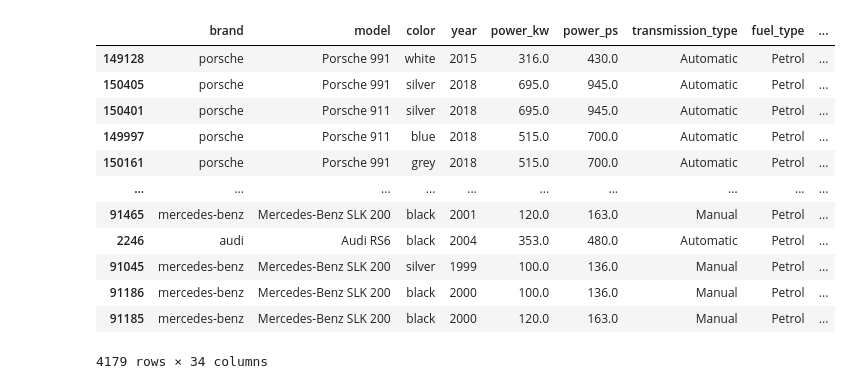
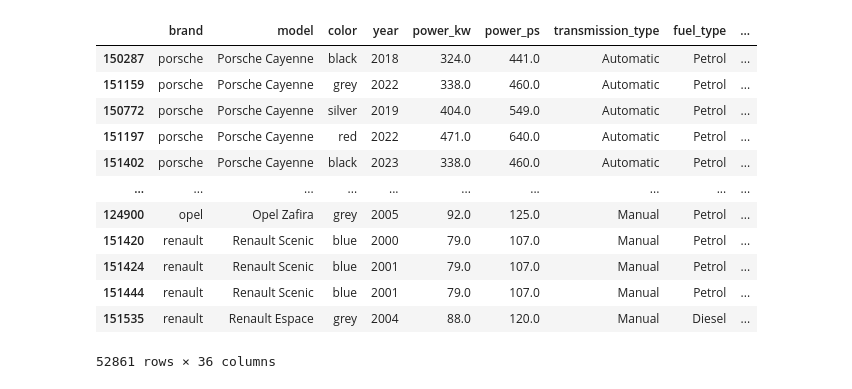
Before and after one commit to kiljos/data_mining, a Jupyter notebook: call_llm.ipynb, the cells around one changed output. Cells and saved outputs as stored; diff of their text form; code cells hidden in the pictures.

```diff
--- a/call_llm.ipynb
+++ b/call_llm.ipynb
@@ -21,7 +21,7 @@ def call_llm(text):
     # Diese Funktion nutzt die API von Google um sich gegen das LLM zu schalten. Prompt etc. ist unten zu sehen
 
     llm = ChatGoogleGenerativeAI(
-    model="gemini-2.0-flash-001",
+    model="gemini-2.0-flash-001", #
     temperature=0,
     max_tokens=None,
     timeout=None,
@@ -39,8 +39,11 @@ def call_llm(text):
                     1. Kleinwagen – kleine Stadtautos, z.B. VW Up!, Renault Clio, Fiat Panda
                     2. Mittelklasse – normale Alltagsautos, z.B. VW Golf, Audi A4, BMW 3er
                     3. Geländewagen – große Fahrzeuge mit viel Platz, z.B. BMW X3, VW Tiguan, Ford Kuga, VW Multivan
-                    4. Sportwagen – sportliche Fahrzeuge mit viel PS, z.B. Porsche 911, Audi R8, BMW M4
+                    4. Sportwagen – sportliche Fahrzeuge mit viel PS, z.B.  BMW M4, Ford Mustang, Audi TT
                     5. Luxusklasse – hochwertige Fahrzeuge mit Premiumausstattung, z.B. BMW 7er, Mercedes S-Klasse, Tesla Model S
+                    6. Luxus Geländewagen - große Fahrzeuge mit viel Platz und einer Luxuriösen Ausstattung, z.B. Mercedes-Benz G 63 AMG, BMW X5 M, Land Rover Range Rover,Porsche Cayenne
+                    7. Supersportwagen - sportliche Fahrzeuge mit sehr viel PS und Leistung Mercedes-Benz E 63 AMG, Porsche 992, Porsche 911, Audi R8
+
 
                     Beispiele:
 
@@ -173,16 +217,16 @@ plt.show()
 # %%
-df[df['segment'] == 'Sportwagen'].sort_values(by = 'price_in_euro', ascending=False)
+df[df['segment'] == 'Geländewagen'].sort_values(by = 'price_in_euro', ascending=False)
 # %% [output]
 |  | brand | model | color | year | power_kw | power_ps | transmission_type | fuel_type | ... |
-| 149128 | porsche | Porsche 991 | white | 2015 | 316.0 | 430.0 | Automatic | Petrol | ... |
-| 150405 | porsche | Porsche 991 | silver | 2018 | 695.0 | 945.0 | Automatic | Petrol | ... |
-| 150401 | porsche | Porsche 911 | silver | 2018 | 695.0 | 945.0 | Automatic | Petrol | ... |
-| 149997 | porsche | Porsche 911 | blue | 2018 | 515.0 | 700.0 | Automatic | Petrol | ... |
-| 150161 | porsche | Porsche 991 | grey | 2018 | 515.0 | 700.0 | Automatic | Petrol | ... |
+| 150287 | porsche | Porsche Cayenne | black | 2018 | 324.0 | 441.0 | Automatic | Petrol | ... |
+| 151159 | porsche | Porsche Cayenne | grey | 2022 | 338.0 | 460.0 | Automatic | Petrol | ... |
+| 150772 | porsche | Porsche Cayenne | silver | 2019 | 404.0 | 549.0 | Automatic | Petrol | ... |
+| 151197 | porsche | Porsche Cayenne | red | 2022 | 471.0 | 640.0 | Automatic | Petrol | ... |
+| 151402 | porsche | Porsche Cayenne | black | 2023 | 338.0 | 460.0 | Automatic | Petrol | ... |
 | ... | ... | ... | ... | ... | ... | ... | ... | ... | ... |
-| 91465 | mercedes-benz | Mercedes-Benz SLK 200 | black | 2001 | 120.0 | 163.0 | Manual | Petrol | ... |
-| 2246 | audi | Audi RS6 | black | 2004 | 353.0 | 480.0 | Automatic | Petrol | ... |
-| 91045 | mercedes-benz | Mercedes-Benz SLK 200 | silver | 1999 | 100.0 | 136.0 | Manual | Petrol | ... |
-| 91186 | mercedes-benz | Mercedes-Benz SLK 200 | black | 2000 | 100.0 | 136.0 | Manual | Petrol | ... |
-| 91185 | mercedes-benz | Mercedes-Benz SLK 200 | black | 2000 | 120.0 | 163.0 | Manual | Petrol | ... |
+| 124900 | opel | Opel Zafira | grey | 2005 | 92.0 | 125.0 | Manual | Petrol | ... |
+| 151420 | renault | Renault Scenic | blue | 2000 | 79.0 | 107.0 | Manual | Petrol | ... |
+| 151424 | renault | Renault Scenic | blue | 2001 | 79.0 | 107.0 | Manual | Petrol | ... |
+| 151444 | renault | Renault Scenic | blue | 2001 | 79.0 | 107.0 | Manual | Petrol | ... |
+| 151535 | renault | Renault Espace | grey | 2004 | 88.0 | 120.0 | Manual | Diesel | ... |
-4179 rows × 34 columns
+52861 rows × 36 columns
```
Also changed, not shown: parts of 14 cells of this notebook.
